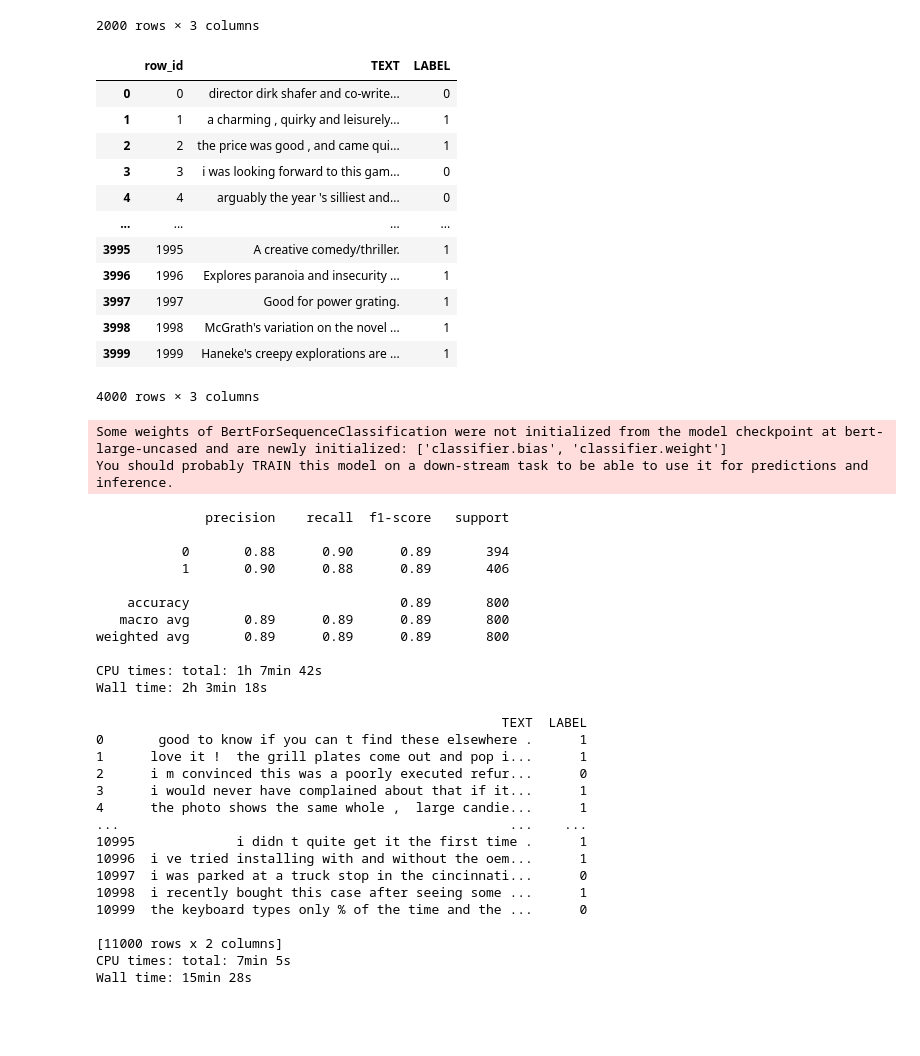
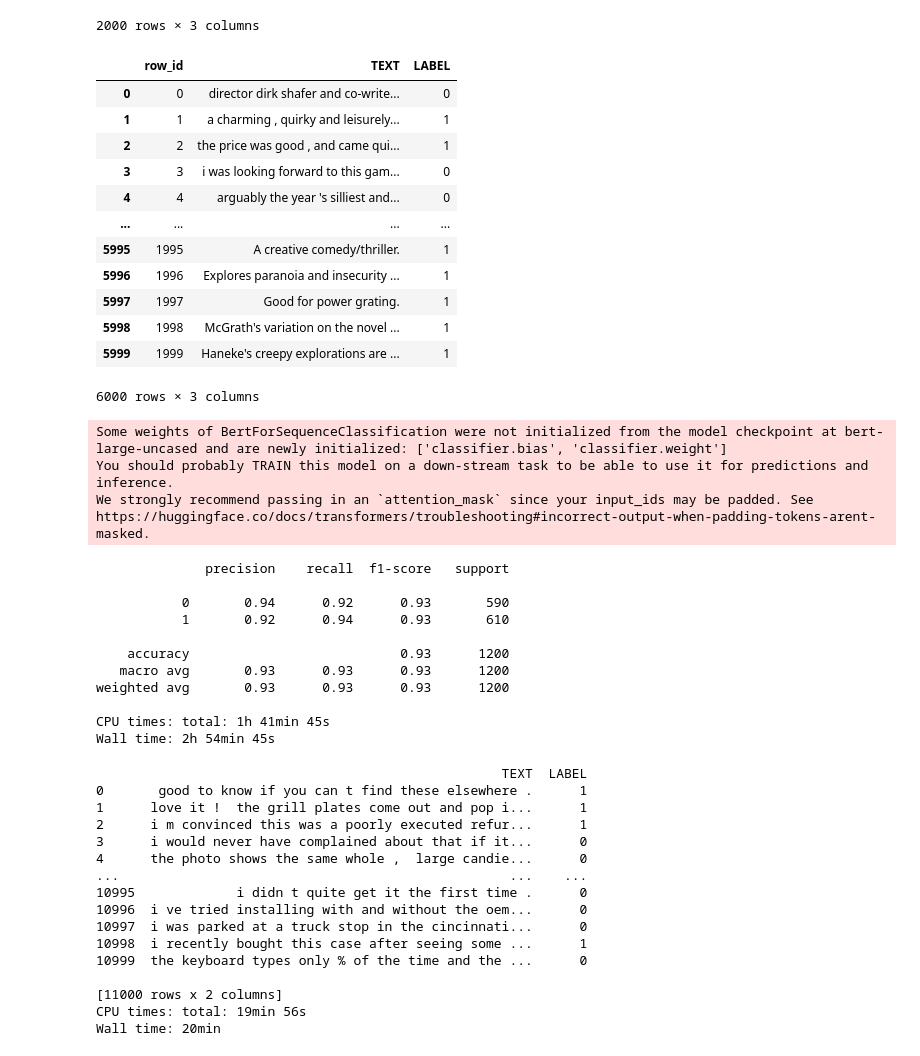
Before and after one commit to shih-yang-young/text-polarity-classification, a Jupyter notebook: BERT Large + Data Augmentation.ipynb, the cells around one changed output. Drawn from its saved outputs; the diff is of its cells as text; code cells hidden in the pictures; blank space fills up the shorter version.

Commit message:
BERT Large Data Aug Using GPT and random 2 words

```diff
--- a/BERT Large + Data Augmentation.ipynb
+++ b/BERT Large + Data Augmentation.ipynb
@@ -71,22 +71,22 @@ data_augmentation_chatGPT
 | 1999 | Haneke's creepy explorations are ... | 1 | 1999 |
 2000 rows × 3 columns
 # %%
-merged_data = pd.concat([raw_data,  data_augmentation_chatGPT], ignore_index=True)
+merged_data = pd.concat([raw_data, data_augmentation_random_2_words, data_augmentation_chatGPT], ignore_index=True)
 merged_data
 # %% [output]
 |  | row_id | TEXT | LABEL |
 | 0 | 0 | director dirk shafer and co-write... | 0 |
 | 1 | 1 | a charming , quirky and leisurely... | 1 |
 | 2 | 2 | the price was good , and came qui... | 1 |
 | 3 | 3 | i was looking forward to this gam... | 0 |
 | 4 | 4 | arguably the year 's silliest and... | 0 |
 | ... | ... | ... | ... |
-| 3995 | 1995 | A creative comedy/thriller. | 1 |
-| 3996 | 1996 | Explores paranoia and insecurity ... | 1 |
-| 3997 | 1997 | Good for power grating. | 1 |
-| 3998 | 1998 | McGrath's variation on the novel ... | 1 |
-| 3999 | 1999 | Haneke's creepy explorations are ... | 1 |
+| 5995 | 1995 | A creative comedy/thriller. | 1 |
+| 5996 | 1996 | Explores paranoia and insecurity ... | 1 |
+| 5997 | 1997 | Good for power grating. | 1 |
+| 5998 | 1998 | McGrath's variation on the novel ... | 1 |
+| 5999 | 1999 | Haneke's creepy explorations are ... | 1 |
-4000 rows × 3 columns
+6000 rows × 3 columns
 # %%
 %%time
 
@@ -147,17 +147,18 @@ print(report)
 # %% [output]
 Some weights of BertForSequenceClassification were not initialized from the model checkpoint at bert-large-uncased and are newly initialized: ['classifier.bias', 'classifier.weight']
 You should probably TRAIN this model on a down-stream task to be able to use it for predictions and inference.
+We strongly recommend passing in an `attention_mask` since your input_ids may be padded. See https://huggingface.co/docs/transformers/troubleshooting#incorrect-output-when-padding-tokens-arent-masked.
               precision    recall  f1-score   support
 
-           0       0.88      0.90      0.89       394
-           1       0.90      0.88      0.89       406
+           0       0.94      0.92      0.93       590
+           1       0.92      0.94      0.93       610
 
-    accuracy                           0.89       800
-   macro avg       0.89      0.89      0.89       800
-weighted avg       0.89      0.89      0.89       800
+    accuracy                           0.93      1200
+   macro avg       0.93      0.93      0.93      1200
+weighted avg       0.93      0.93      0.93      1200
 
-CPU times: total: 1h 7min 42s
-Wall time: 2h 3min 18s
+CPU times: total: 1h 41min 45s
+Wall time: 2h 54min 45s
 # %%
 import datetime
 import pytz
@@ -196,7 +197,7 @@ with torch.no_grad():
 # 將預測結果添加到測試數據集中
 test_data['LABEL'] = predictions
 # 保存預測結果到 CSV 文件
-export_csv(test_data.drop(columns=['TEXT','input_ids']),'BERT_Large_FineTune_DataAugmentation_ChatGPT')
+export_csv(test_data.drop(columns=['TEXT','input_ids']),'BERT_Large_FineTune_DataAugmentation_ChatGPT_Random_2words')
 
 # 打印預測結果
 print(test_data[['TEXT', 'LABEL']])
@@ -204,16 +205,16 @@ print(test_data[['TEXT', 'LABEL']])
                                                     TEXT  LABEL
 0       good to know if you can t find these elsewhere .      1
 1      love it !  the grill plates come out and pop i...      1
-2      i m convinced this was a poorly executed refur...      0
-3      i would never have complained about that if it...      1
-4      the photo shows the same whole ,  large candie...      1
+2      i m convinced this was a poorly executed refur...      1
+3      i would never have complained about that if it...      0
+4      the photo shows the same whole ,  large candie...      0
 ...                                                  ...    ...
-10995             i didn t quite get it the first time .      1
-10996  i ve tried installing with and without the oem...      1
+10995             i didn t quite get it the first time .      0
+10996  i ve tried installing with and without the oem...      0
 10997  i was parked at a truck stop in the cincinnati...      0
 10998  i recently bought this case after seeing some ...      1
 10999  the keyboard types only % of the time and the ...      0
 
 [11000 rows x 2 columns]
-CPU times: total: 7min 5s
-Wall time: 15min 28s
+CPU times: total: 19min 56s
+Wall time: 20min
```
Also changed, not shown: parts of 2 cells of this notebook, 3 other files.
